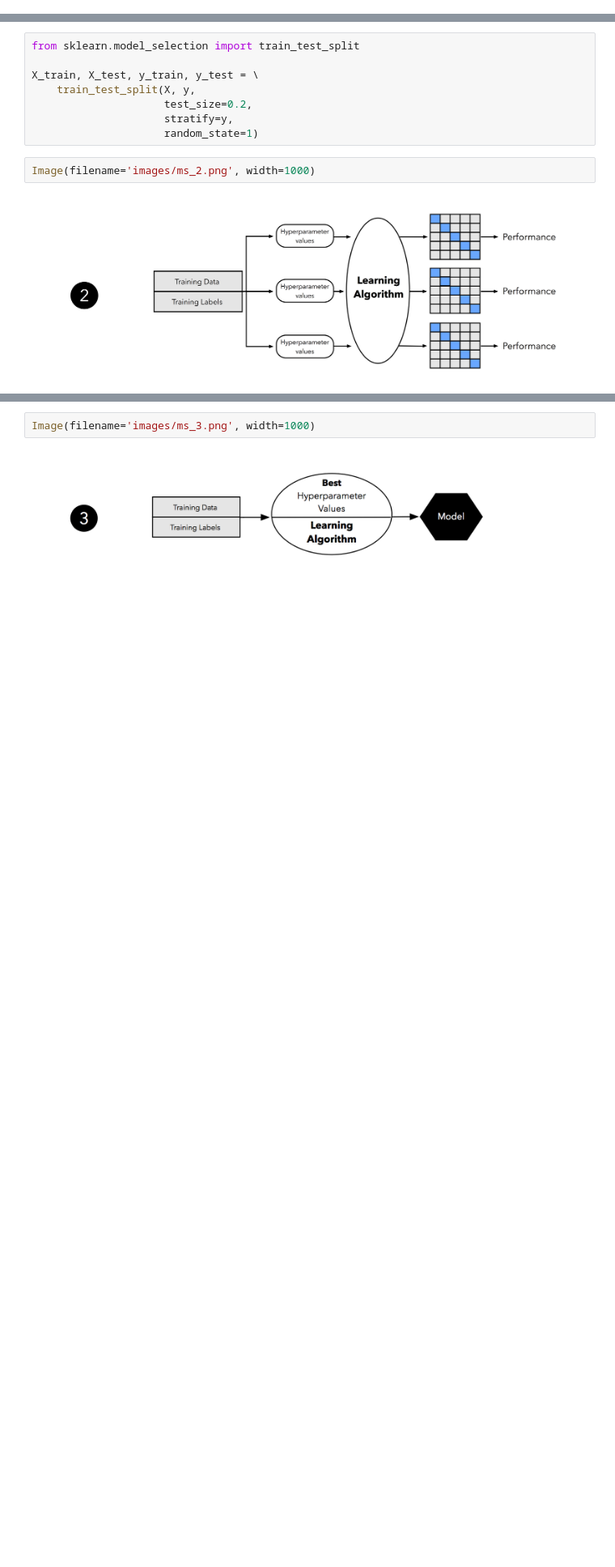
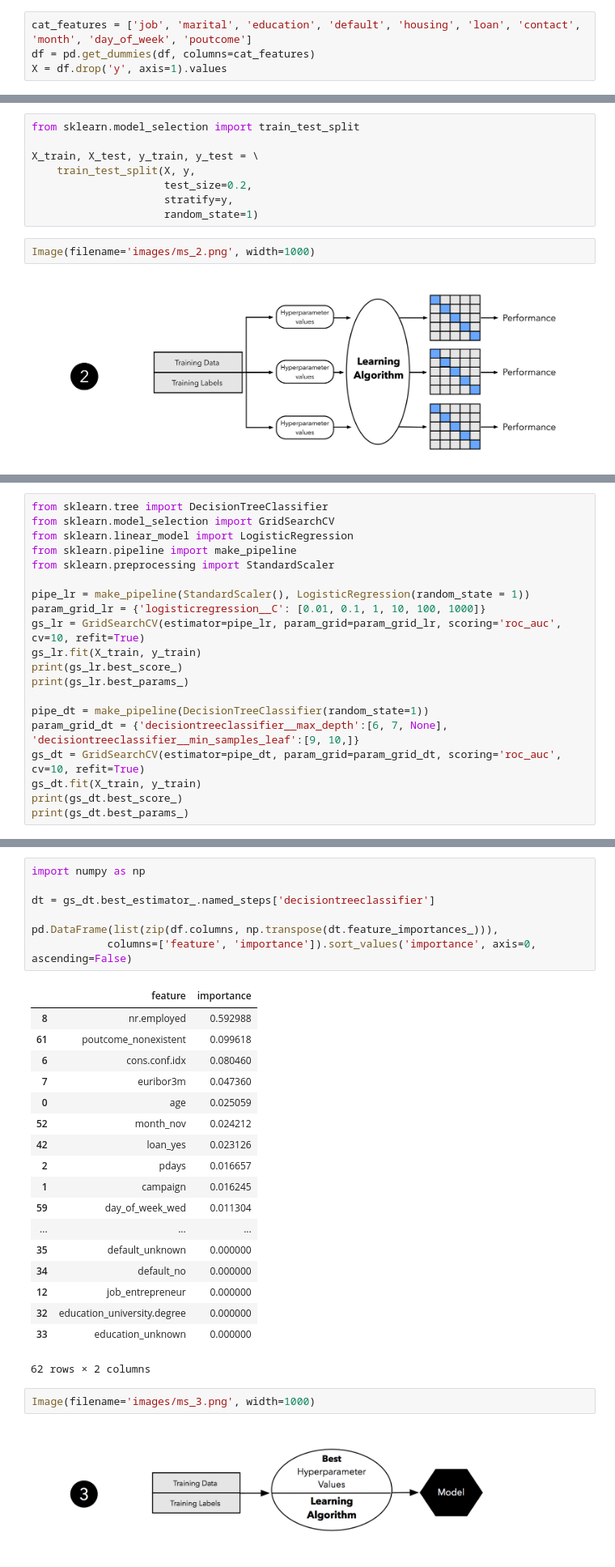
Before and after one commit to kwarodom/sidtechtalent, a Jupyter notebook: ML-Week3/Exercise/exercise.ipynb, the cells around one changed output, grey strips where cells are left out. Shown at 81% size. Drawn from its saved outputs; the diff is of its cells as text; blank space fills up the shorter version.

Commit message:
do the model selection exercise

```diff
--- a/ML-Week3/Exercise/exercise.ipynb
+++ b/ML-Week3/Exercise/exercise.ipynb
@@ -102,3 +129,7 @@ PREPROCESS YOUR X
+# %%
+cat_features = ['job', 'marital', 'education', 'default', 'housing', 'loan', 'contact', 'month', 'day_of_week', 'poutcome']
+df = pd.get_dummies(df, columns=cat_features)
+X = df.drop('y', axis=1).values
 # %% [markdown]
 # Model Selection
 # %%
@@ -123,0 +151,20 @@ DO HYPER-PARAMETER SEARCH
+# %%
+from sklearn.tree import DecisionTreeClassifier
+from sklearn.model_selection import GridSearchCV
+from sklearn.linear_model import LogisticRegression
+from sklearn.pipeline import make_pipeline
+from sklearn.preprocessing import StandardScaler
+
+pipe_lr = make_pipeline(StandardScaler(), LogisticRegression(random_state = 1))
+param_grid_lr = {'logisticregression__C': [0.01, 0.1, 1, 10, 100, 1000]}
+gs_lr = GridSearchCV(estimator=pipe_lr, param_grid=param_grid_lr, scoring='roc_auc', cv=10, refit=True)
+gs_lr.fit(X_train, y_train)
+print(gs_lr.best_score_)
+print(gs_lr.best_params_)
+
+pipe_dt = make_pipeline(DecisionTreeClassifier(random_state=1))
+param_grid_dt = {'decisiontreeclassifier__max_depth':[6, 7, None], 'decisiontreeclassifier__min_samples_leaf':[9, 10,]}
+gs_dt = GridSearchCV(estimator=pipe_dt, param_grid=param_grid_dt, scoring='roc_auc', cv=10, refit=True)
+gs_dt.fit(X_train, y_train)
+print(gs_dt.best_score_)
+print(gs_dt.best_params_)
@@ -124,3 +176,29 @@ DO HYPER-PARAMETER SEARCH
+# %%
+import numpy as np
+
+dt = gs_dt.best_estimator_.named_steps['decisiontreeclassifier']
+
+pd.DataFrame(list(zip(df.columns, np.transpose(dt.feature_importances_))),
+            columns=['feature', 'importance']).sort_values('importance', axis=0, ascending=False)
+# %% [output]
+|  | feature | importance |
+| 8 | nr.employed | 0.592988 |
+| 61 | poutcome_nonexistent | 0.099618 |
+| 6 | cons.conf.idx | 0.080460 |
+| 7 | euribor3m | 0.047360 |
+| 0 | age | 0.025059 |
+| 52 | month_nov | 0.024212 |
+| 42 | loan_yes | 0.023126 |
+| 2 | pdays | 0.016657 |
+| 1 | campaign | 0.016245 |
+| 59 | day_of_week_wed | 0.011304 |
+| ... | ... | ... |
+| 35 | default_unknown | 0.000000 |
+| 34 | default_no | 0.000000 |
+| 12 | job_entrepreneur | 0.000000 |
+| 32 | education_university.degree | 0.000000 |
+| 33 | education_unknown | 0.000000 |
+62 rows × 2 columns
 # %%
 Image(filename='images/ms_3.png', width=1000)
 # %% [output]
```
Also changed, not shown: parts of 16 cells of this notebook, 6 other files.
